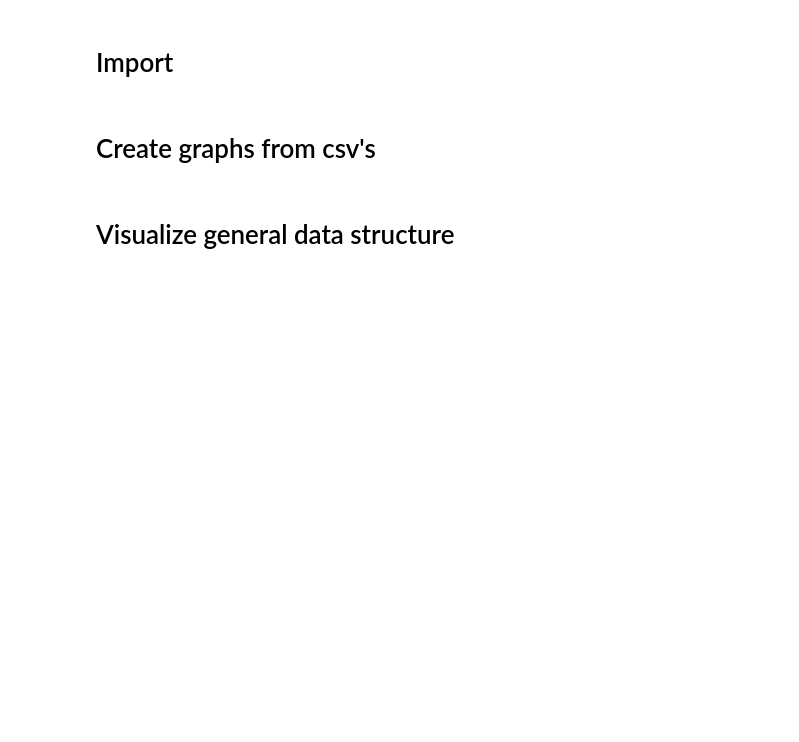
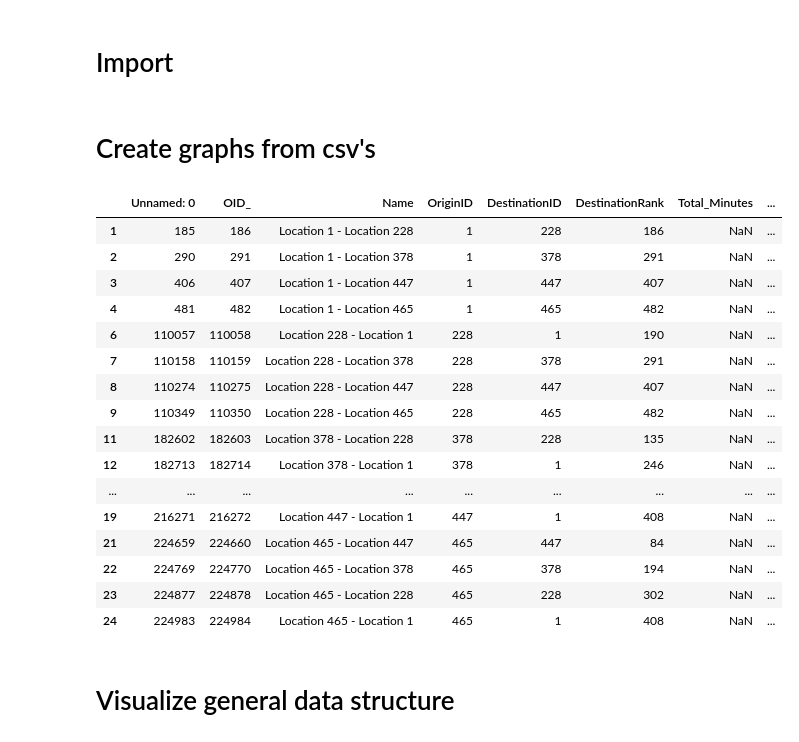
Before and after one commit to alandler/i5_freight_simulation, a Jupyter notebook: Simulation (Interactive).ipynb, the cells around one changed output. Saved outputs shown, nothing was run; the diff lists cells and outputs as text; code cells hidden in the pictures; blank space fills up the shorter version.

```diff
--- a/Simulation (Interactive).ipynb
+++ b/Simulation (Interactive).ipynb
@@ -24,6 +24,26 @@ import os
 import re
 # %% [markdown]
 # Create graphs from csv's
+# %%
+distances_df
+# %% [output]
+|  | Unnamed: 0 | OID_ | Name | OriginID | DestinationID | DestinationRank | Total_Minutes | ... |
+| 1 | 185 | 186 | Location 1 - Location 228 | 1 | 228 | 186 | NaN | ... |
+| 2 | 290 | 291 | Location 1 - Location 378 | 1 | 378 | 291 | NaN | ... |
+| 3 | 406 | 407 | Location 1 - Location 447 | 1 | 447 | 407 | NaN | ... |
+| 4 | 481 | 482 | Location 1 - Location 465 | 1 | 465 | 482 | NaN | ... |
+| 6 | 110057 | 110058 | Location 228 - Location 1 | 228 | 1 | 190 | NaN | ... |
+| 7 | 110158 | 110159 | Location 228 - Location 378 | 228 | 378 | 291 | NaN | ... |
+| 8 | 110274 | 110275 | Location 228 - Location 447 | 228 | 447 | 407 | NaN | ... |
+| 9 | 110349 | 110350 | Location 228 - Location 465 | 228 | 465 | 482 | NaN | ... |
+| 11 | 182602 | 182603 | Location 378 - Location 228 | 378 | 228 | 135 | NaN | ... |
+| 12 | 182713 | 182714 | Location 378 - Location 1 | 378 | 1 | 246 | NaN | ... |
+| ... | ... | ... | ... | ... | ... | ... | ... | ... |
+| 19 | 216271 | 216272 | Location 447 - Location 1 | 447 | 1 | 408 | NaN | ... |
+| 21 | 224659 | 224660 | Location 465 - Location 447 | 465 | 447 | 84 | NaN | ... |
+| 22 | 224769 | 224770 | Location 465 - Location 378 | 465 | 378 | 194 | NaN | ... |
+| 23 | 224877 | 224878 | Location 465 - Location 228 | 465 | 228 | 302 | NaN | ... |
+| 24 | 224983 | 224984 | Location 465 - Location 1 | 465 | 1 | 408 | NaN | ... |
 # %%
 increment = 50
 station_G = get_station_G()
```
Also changed, not shown: parts of 1 cell of this notebook, 4 other files.
